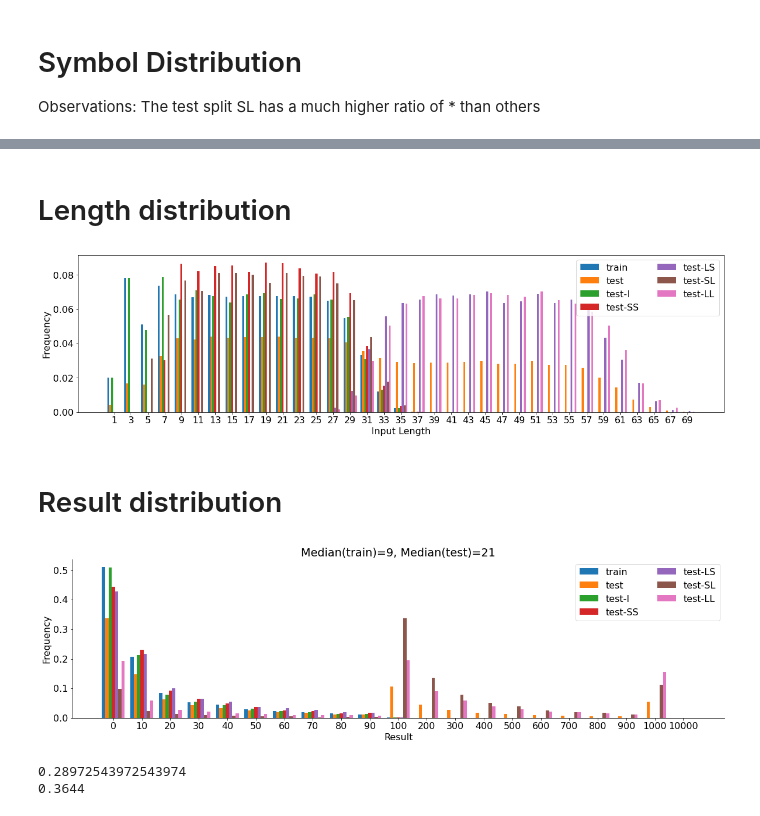
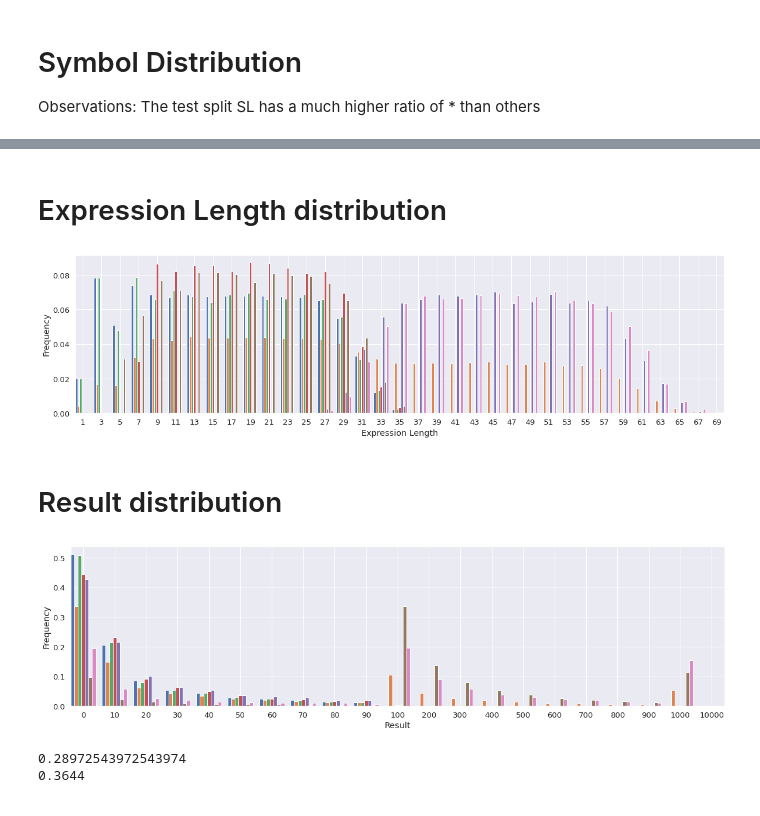
Before and after one commit to liqing-ustc/HINT, a Jupyter notebook: data/data_analysis.ipynb, the cells around one changed output, grey strips where cells are left out. Cells and saved outputs as stored; diff of their text form; code cells hidden in the pictures.

```diff
--- a/data/data_analysis.ipynb
+++ b/data/data_analysis.ipynb
@@ -6,9 +6,17 @@ import os
 from itertools import product
 from tqdm import tqdm
 import math
+from functools import lru_cache
+
+from matplotlib.ticker import FormatStrFormatter
 import matplotlib.pyplot as plt
 %matplotlib inline
-from matplotlib.ticker import FormatStrFormatter
+import seaborn as sns
+sns.set_theme()
+sns.set_context("notebook", font_scale=1.2)
+sns.color_palette('colorblind')
+figsize = (20, 5)
+
 import numpy as np
 from collections import Counter, OrderedDict
 from domain import *
@@ -114,5 +171,5 @@ plt.show()
 # %% [markdown]
-# Length distribution
+# Expression Length distribution
 # %%
 show_subsplit = True
 
@@ -124,13 +181,11 @@ def sample2bar_key(sample):
 #     r = (r // 4) * 4 + 1
     return r
 
-# Set general font size
-plt.rcParams['font.size'] = '16'
-fig, ax = plt.subplots(figsize=(20, 5))
+fig, ax = plt.subplots(figsize=figsize)
 
 # Set tick font size
-for label in (ax.get_xticklabels() + ax.get_yticklabels()):
-    label.set_fontsize(16)
+# for label in (ax.get_xticklabels() + ax.get_yticklabels()):
+#     label.set_fontsize(16)
 
 data_bars = OrderedDict()
 for split in splits:
@@ -153,14 +208,14 @@ for split in splits:
 bar_plot(ax, data_bars)
 pos = np.arange(len(freqs))
 plt.xticks(pos, bar_keys)
-plt.xlabel('Input Length')
+plt.xlabel('Expression Length')
 plt.ylabel('Frequency')
-
-plt.legend(ncol=2)
-plt.savefig('figures/input_length_distribution.png', dpi=300, bbox_inches='tight')
+plt.margins(x=0)
+# plt.legend(ncol=2)
+plt.savefig('figures/expr_length_distribution.pdf', dpi=300, bbox_inches='tight')
 plt.show()
 # %% [output]
-[figure, old version]
+[figure, new version]
 # %% [markdown]
 # Result distribution
 # %%
@@ -175,50 +230,49 @@ def sample2bar_key(sample):
             return bar_keys[i-1]
     return bar_keys[-1]
 
-# Set general font size
-plt.rcParams['font.size'] = '16'
-fig, ax = plt.subplots(figsize=(20, 5))
+
+fig, ax = plt.subplots(figsize=figsize)
 
 # Set tick font size
-for label in (ax.get_xticklabels() + ax.get_yticklabels()):
-    label.set_fontsize(16)
+# for label in (ax.get_xticklabels() + ax.get_yticklabels()):
+#     label.set_fontsize(16)
 
 data_bars = OrderedDict()
 for split in splits:
     dataset = split2dataset[split]
     all_points = [sample2bar_key(x) for x in dataset]
     counts = Counter(all_points)
     total = len(all_points)
     freqs = [counts[x]/total for x in bar_keys]
     data_bars[split] = freqs
     if split != 'train' and show_subsplit:
         for e in evaluation:
             all_points = [sample2bar_key(x) for x in dataset if x['eval'] == e]
             counts = Counter(all_points)
             total = len(all_points)
             freqs = [counts[x]/total for x in bar_keys]
             data_bars[split + '-' + e] = freqs
 
 
 bar_plot(ax, data_bars)
 ax.spines['right'].set_visible(False)
 ax.spines['top'].set_visible(False)
 pos = np.arange(len(freqs))
 plt.xticks(pos, bar_keys)
 plt.xlabel('Result')
 plt.ylabel('Frequency')
 
 split1 = 'train'
 split2 = 'test'
 median1 = int(np.median([x['res'] for x in split2dataset[split1]]))
 median2 = int(np.median([x['res'] for x in split2dataset[split2]]))
-plt.title(f'Median({split1})={median1}, Median({split2})={median2}')
-
-plt.legend(ncol=2)
-plt.savefig('figures/result_distribution.png', dpi=300, bbox_inches='tight')
+# plt.title(f'Median({split1})={median1}, Median({split2})={median2}')
+plt.margins(x=0)
+# plt.legend(ncol=2)
+plt.savefig('figures/result_distribution.pdf', dpi=300, bbox_inches='tight')
 plt.show()
 # %% [output]
-[figure, old version]
+[figure, new version]
 # %%
 dataset = split2dataset['test']
 print(len([1 for x in dataset if x['res'] > 100]) / len(dataset))
```
Also changed, not shown: parts of 12 cells of this notebook, 18 other files.
